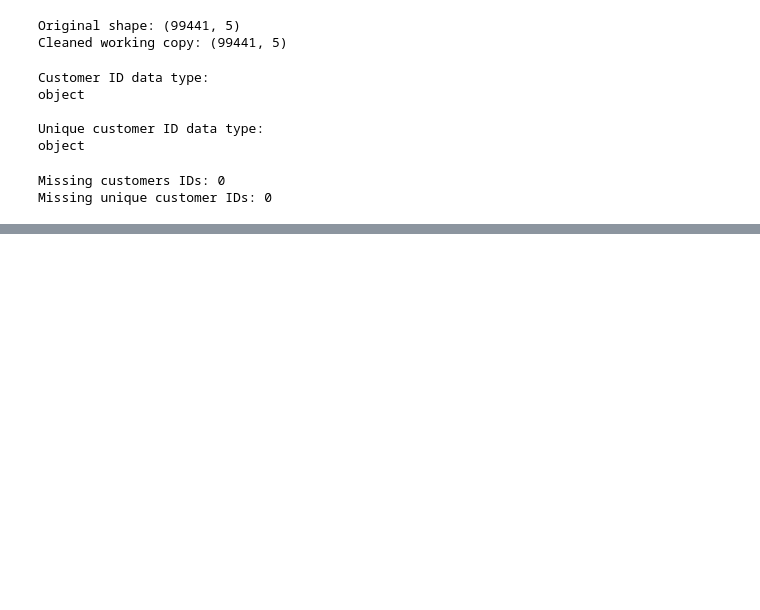
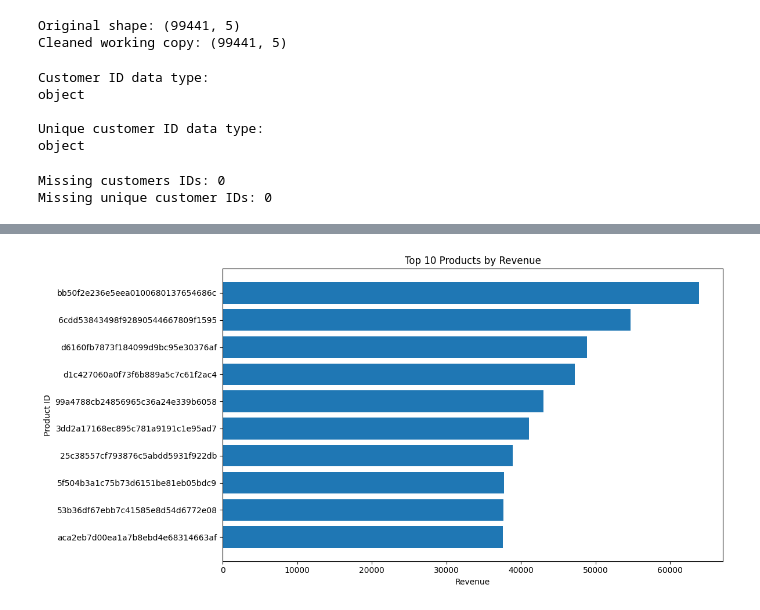
Before and after one commit to guntimanoj/olist-ecommerce-data-analysis, a Jupyter notebook: notebooks/01_data_exploration.ipynb, the cells around one changed output, grey strips where cells are left out. Cells and saved outputs as stored; diff of their text form; code cells hidden in the pictures; blank space fills up the shorter version.

Commit message:
Add product and sales analysis

```diff
--- a/notebooks/01_data_exploration.ipynb
+++ b/notebooks/01_data_exploration.ipynb
@@ -539,0 +870,4 @@ Missing unique customer IDs: 0
+# %%
+product_revenue = (order_items_clean.groupby("product_id")["price"].sum().sort_values(ascending=False))
+print("TOP 10 PRODUCTS BY REVENUE")
+print(product_revenue.head(10))
@@ -539,0 +888,4 @@ Missing unique customer IDs: 0
+# %%
+product_quantity = (order_items_clean.groupby("product_id")["order_id"].count().sort_values(ascending=False))
+print("TOP 10 PRODUCTS BY QUANTITY SOLD")
+print(product_quantity.head(10))
@@ -539,0 +928,4 @@ Missing unique customer IDs: 0
+# %%
+product_avg_price = (order_items_clean.groupby("product_id")["price"].mean().sort_values(ascending=False))
+print("TOP 10 PRODUCTS BY AVERAGE")
+print(product_avg_price)
@@ -539,0 +947,9 @@ Missing unique customer IDs: 0
+# %%
+product_final_report = pd.DataFrame({
+    "total_revenue" : product_revenue,
+    "total_quantity": product_quantity,
+    "average_price" : product_avg_price
+})
+product_final_report = product_final_report.sort_values(by="total_revenue", ascending=False)
+print("COMPLETE PRODUCT PERFORMANCE REPORT")
+print(product_final_report.head(10).round(2))
@@ -539,0 +970,14 @@ Missing unique customer IDs: 0
+# %%
+import matplotlib.pyplot as plt
+
+top_products = product_final_report.head(10)
+plt.figure(figsize=(12, 6))
+plt.barh(top_products.index.astype(str), top_products["total_revenue"])
+plt.title("Top 10 Products by Revenue")
+plt.xlabel("Revenue")
+plt.ylabel("Product ID")
+plt.gca().invert_yaxis()
+plt.tight_layout()
+plt.show()
+# %% [output]
+[figure, added]
```
Also changed, not shown: parts of 45 cells of this notebook.
